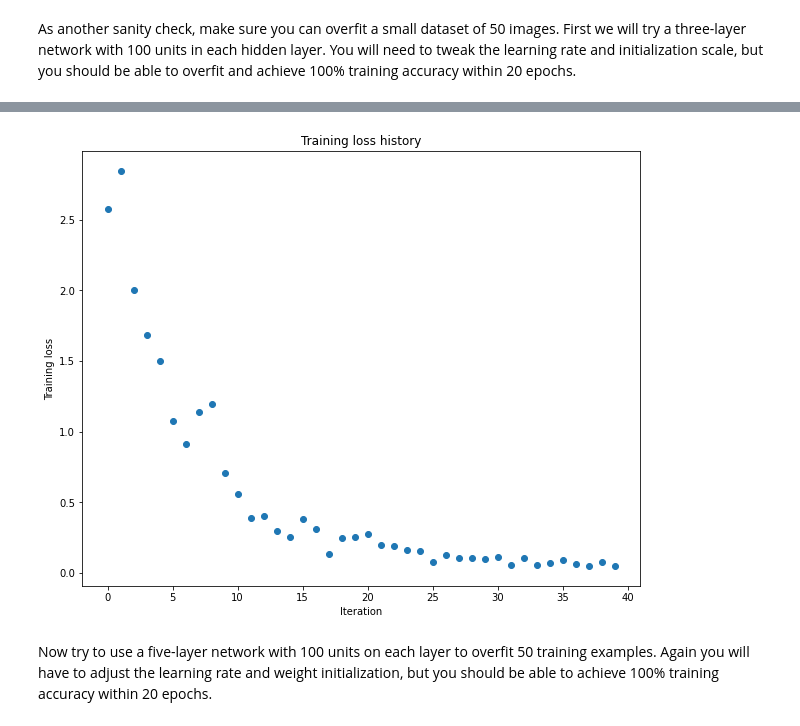
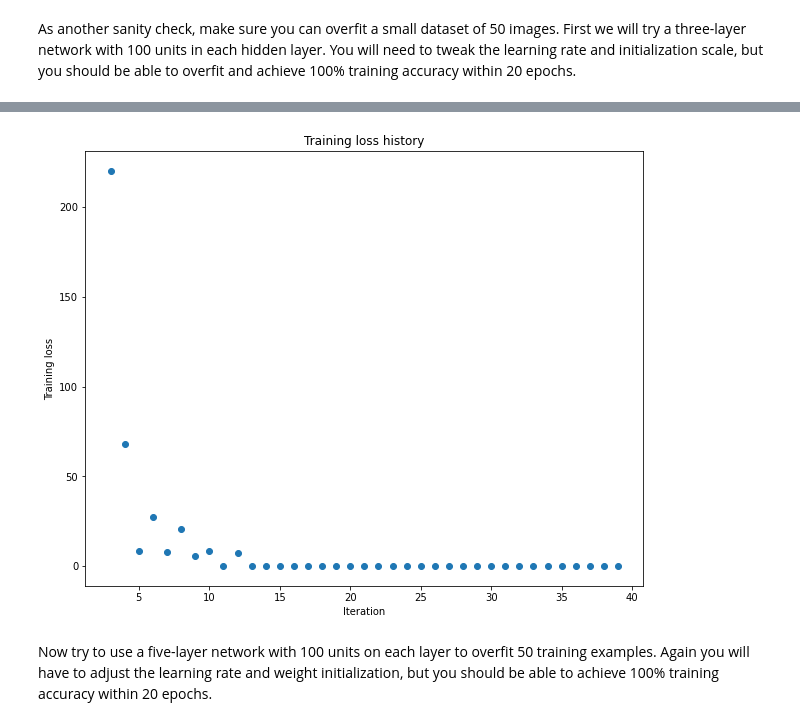
Before and after one commit to fazerlicourice7/cs182_hw1_student, a Jupyter notebook: FullyConnectedNets.ipynb, the cells around one changed output, grey strips where cells are left out. Drawn from its saved outputs; the diff is of its cells as text; code cells hidden in the pictures.

```diff
--- a/FullyConnectedNets.ipynb
+++ b/FullyConnectedNets.ipynb
@@ -428,8 +442,8 @@ small_data = {
 ############################################################################
 # TODO: Tune these parameters to get 100% train accuracy within 20 epochs. #
 ############################################################################
-weight_scale = 1e-2
-learning_rate = 1e-4
+weight_scale = 1e-1
+learning_rate = 1e-3
 ############################################################################
 #                             END OF YOUR CODE                             #
 ############################################################################
@@ -473,4 +489,4 @@ solver.record_histories_as_npz('submission_logs/overfit_3layer_fc.npz')
-[figure, old version]
+[figure, new version]
 # %% [markdown]
 Now try to use a five-layer network with 100 units on each layer to overfit 50 training examples. Again you will have to adjust the learning rate and weight initialization, but you should be able to achieve 100% training accuracy within 20 epochs.
 # %%
```
Also changed, not shown: parts of 16 cells of this notebook, 3 other files.
